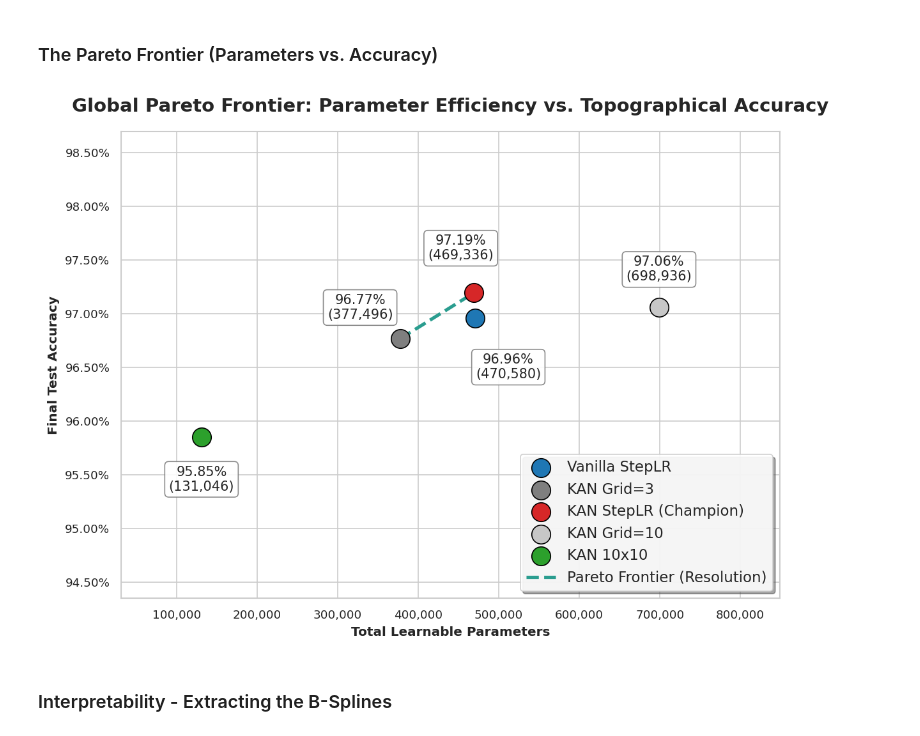
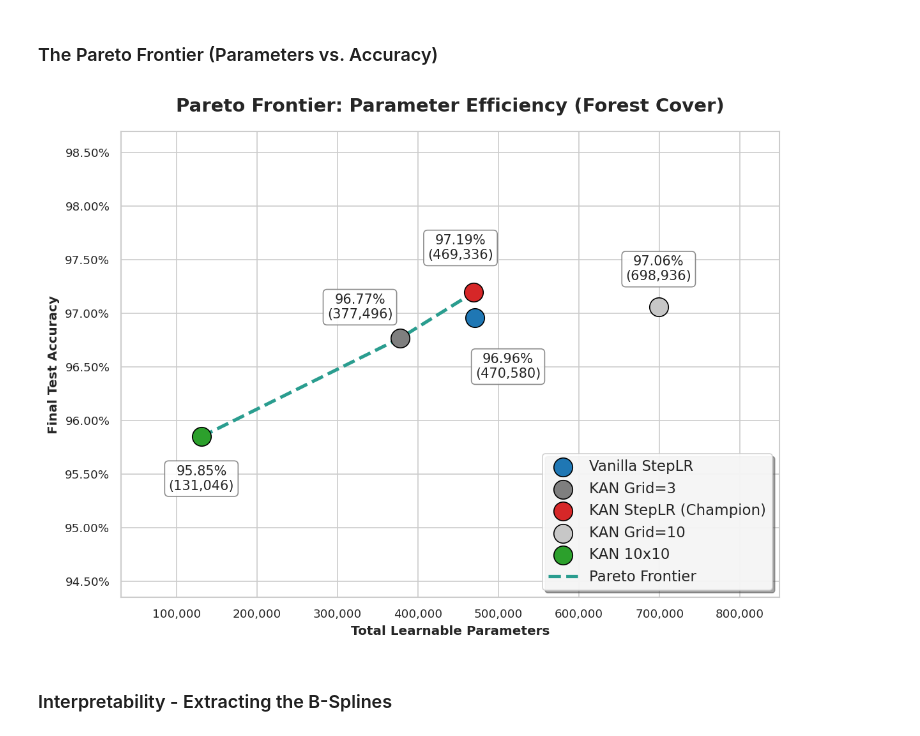
Before and after one commit to chuo-v/kan-tabnet-experiments, a Jupyter notebook: notebooks/forest_cover/08_interpretability_visuals.ipynb, the cells around one changed output. Cells and saved outputs as stored; diff of their text form; code cells hidden in the pictures.

Commit message:
Fix pareto frontier visualizations

```diff
--- a/notebooks/forest_cover/08_interpretability_visuals.ipynb
+++ b/notebooks/forest_cover/08_interpretability_visuals.ipynb
@@ -170,41 +170,53 @@ for idx, model in enumerate(models_to_plot):
         acc = metrics[model]['final_test_accuracy']
         plotted_params.append(param)
         plotted_accs.append(acc)
 
         plt.scatter(param, acc, label=model, color=colors[idx], s=200, edgecolor='black', zorder=5)
 
         offset = custom_offsets.get(model, (0, 15))
 
         plt.annotate(
             f'{acc*100:.2f}%\n({param:,})', (param, acc),
             textcoords="offset points", xytext=offset, ha='center',
             fontsize=10, bbox=dict(boxstyle="round,pad=0.3", fc="white", ec="gray", alpha=0.9),
             zorder=6 # ensure the text box draws on top of the scatter points and lines
         )
 
-# draw the Pareto Frontier line connecting the grid experiments
-frontier_models = ['KAN Grid=3', 'KAN StepLR (Champion)']
-fx = [metrics[m]['parameters'] for m in frontier_models if m in metrics]
-fy = [metrics[m]['final_test_accuracy'] for m in frontier_models if m in metrics]
-if len(fx) == 2:
-    plt.plot(fx, fy, color='#2a9d8f', linestyle='--', linewidth=2.5, label='Pareto Frontier (Resolution)', zorder=4)
+# dynamically calculate the Pareto frontier
+all_models = []
+for name in models_to_plot:
+    if name in metrics:
+        all_models.append((metrics[name]['parameters'], metrics[name]['final_test_accuracy']))
+# sort primarily by parameters (ascending), then by accuracy (descending) to break ties
+all_models.sort(key=lambda x: (x[0], -x[1]))
+fx = []
+fy = []
+current_max_acc = -1
+# keep only models that set a new high-score for accuracy
+for params, acc in all_models:
+    if acc > current_max_acc:
+        fx.append(params)
+        fy.append(acc)
+        current_max_acc = acc
+if len(fx) > 1:
+    plt.plot(fx, fy, color='#2a9d8f', linestyle='--', linewidth=2.5, label='Pareto Frontier', zorder=4)
 
-plt.title('Global Pareto Frontier: Parameter Efficiency vs. Topographical Accuracy', pad=15, fontweight='bold', fontsize=14)
+plt.title('Pareto Frontier: Parameter Efficiency (Forest Cover)', pad=15, fontweight='bold', fontsize=14)
 plt.xlabel('Total Learnable Parameters', fontweight='bold')
 plt.ylabel('Final Test Accuracy', fontweight='bold')
 
 # add some padding to the axes so the labels don't get cut off
 plt.ylim(min(plotted_accs) - 0.015, max(plotted_accs) + 0.015)
 plt.xlim(min(plotted_params) - 100000, max(plotted_params) + 150000)
 
 plt.gca().xaxis.set_major_formatter(plt.FuncFormatter(lambda x, p: format(int(x), ',')))
 plt.gca().yaxis.set_major_formatter(plt.FuncFormatter(lambda y, p: f'{y*100:.2f}%'))
 plt.legend(loc='lower right', fontsize=11, framealpha=0.9, shadow=True)
 plt.tight_layout()
 plt.savefig(f'{FIGURES_DIR}/03_pareto_frontier.png', dpi=300, bbox_inches='tight')
 plt.show()
 # %% [output]
-[figure, old version]
+[figure, new version]
 # %% [markdown]
 ### Interpretability - Extracting the B-Splines
 # %%
```
Also changed, not shown: parts of 1 cell of this notebook, 5 other files.
